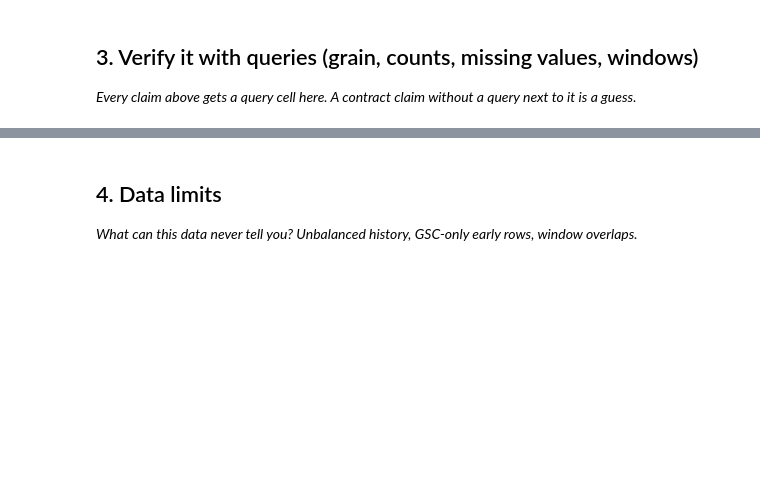
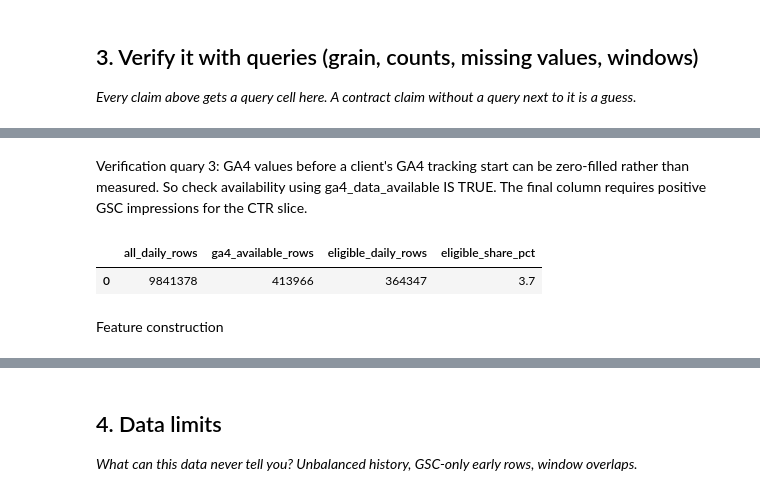
Before and after one commit to esmajasa/MLFlyrank, a Jupyter notebook: work/notebooks/w03_data_contract.ipynb, the cells around one changed output, grey strips where cells are left out. Drawn from its saved outputs; the diff is of its cells as text; code cells hidden in the pictures; blank space fills up the shorter version.

```diff
--- a/work/notebooks/w03_data_contract.ipynb
+++ b/work/notebooks/w03_data_contract.ipynb
@@ -20,0 +121,31 @@ This skeleton is yours to fill. Work the sections **in order** — each one has
+# %% [markdown]
+Verification quary 3: GA4 values before a client's GA4 tracking start can be zero-filled rather than measured. So check availability using ga4_data_available IS TRUE. The final column requires positive GSC impressions for the CTR slice.
+# %%
+availability_check = con.sql(f"""
+    SELECT
+        COUNT(*) AS all_daily_rows,
+
+        COUNT(*) FILTER (
+            WHERE ga4_data_available IS TRUE
+        ) AS ga4_available_rows,
+
+        COUNT(*) FILTER (
+            WHERE ga4_data_available IS TRUE
+              AND gsc_impressions > 0
+        ) AS eligible_daily_rows
+
+    FROM {MARCH_DAILY}
+""").df()
+
+availability_check["eligible_share_pct"] = (
+    100
+    * availability_check["eligible_daily_rows"]
+    / availability_check["all_daily_rows"]
+).round(2)
+
+display(availability_check)
+# %% [output]
+|  | all_daily_rows | ga4_available_rows | eligible_daily_rows | eligible_share_pct |
+| 0 | 9841378 | 413966 | 364347 | 3.7 |
+# %% [markdown]
+Feature construction
```
Also changed, not shown: parts of 22 cells of this notebook.
